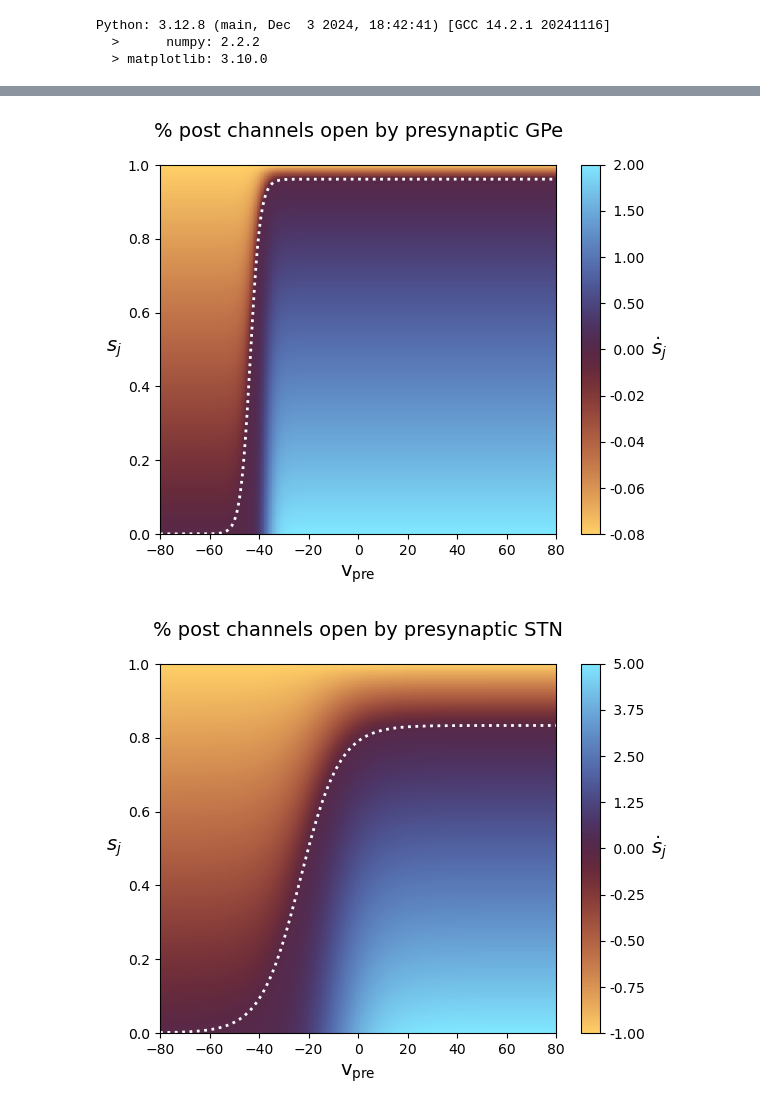
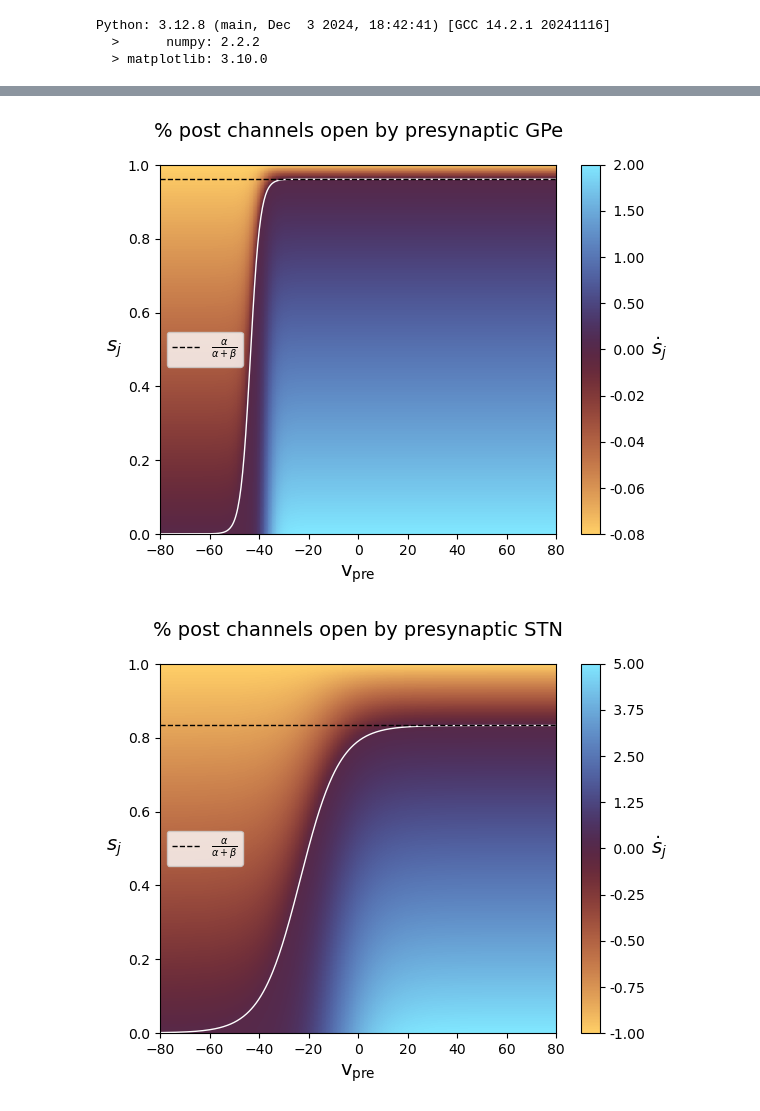
Before and after one commit to NemoInfo/NeuroModelSandbox, a Jupyter notebook: rubin_terman/rt.ipynb, the cells around one changed output, grey strips where cells are left out. Drawn from its saved outputs; the diff is of its cells as text; code cells hidden in the pictures.

```diff
--- a/rubin_terman/rt.ipynb
+++ b/rubin_terman/rt.ipynb
@@ -116,34 +105,35 @@ a = np.array([2.  , 5.])
 b = np.array([ .08, 1.])
 theta_g  = np.array([ 20.,  30.])
 theta_gH = np.array([-57., -39.])
 sigma_gH = np.array([  2.,   8.])
 pre_type = ["GPe", "STN"]
 
 y1=np.linspace(-80, 80, 500)
 y2=np.linspace(-0 , 1 , 500)
 X,Y=np.meshgrid(y1,y2)
 
 for a, b, theta_g, theta_gH, sigma_gH, pre_type in zip(a, b, theta_g, theta_gH, sigma_gH, pre_type):
     H_inf = lambda v: 1 / (1 + np.exp(-(v - theta_gH)/sigma_gH))
     sj_inf = a * H_inf(y1 - theta_g) / (a * H_inf(y1 - theta_g) + b)
 
 
     v = a * H_inf(y1[None,:] - theta_g) * (1 - y2[:,None]) - b *y2[:,None]
 
     vmin, vmax = v.min(), v.max()
     norm = mpl.colors.TwoSlopeNorm(vmin=vmin, vcenter=0, vmax=vmax)
     pcm = plt.pcolormesh(X, Y, v, cmap="managua", norm=norm, shading="auto")
     ticks = np.concatenate((np.linspace(vmin, 0, 5), np.linspace(0, vmax, 5)[1:]))
     cbar = plt.colorbar(pcm, ticks=ticks,
                  format=lambda x, _: f"{x:.2f}" if x < 0 else f" {x:.2f}")
     cbar.set_label(r"$\dot s_j$", rotation=0, fontsize=14, labelpad=10, va='center')
-    plt.plot(y1, sj_inf, 'w:', lw=2)
+    plt.plot(y1, sj_inf, "w", lw=1)
+    plt.plot(y1, np.ones_like(y1) * a / (a + b), "k--", lw=1, label=r"$\frac{\alpha}{\alpha + \beta}$")
     plt.title(f"% post channels open by presynaptic {pre_type}", fontsize=14, pad=20)
     plt.xlabel(r"$\rm{v_{pre}}$", fontsize=14)
     plt.ylabel("$s_j$", rotation=0, fontsize=14, labelpad=10, va='center')
-
+    plt.legend(loc="center left")
     plt.savefig(f"syn_pre_{pre_type}.png")
     plt.show()
 # %% [output]
-[figure, old version]
+[figure, new version]
-[figure, old version]
+[figure, new version]
```
Also changed, not shown: parts of 5 cells of this notebook, 1 other file.
